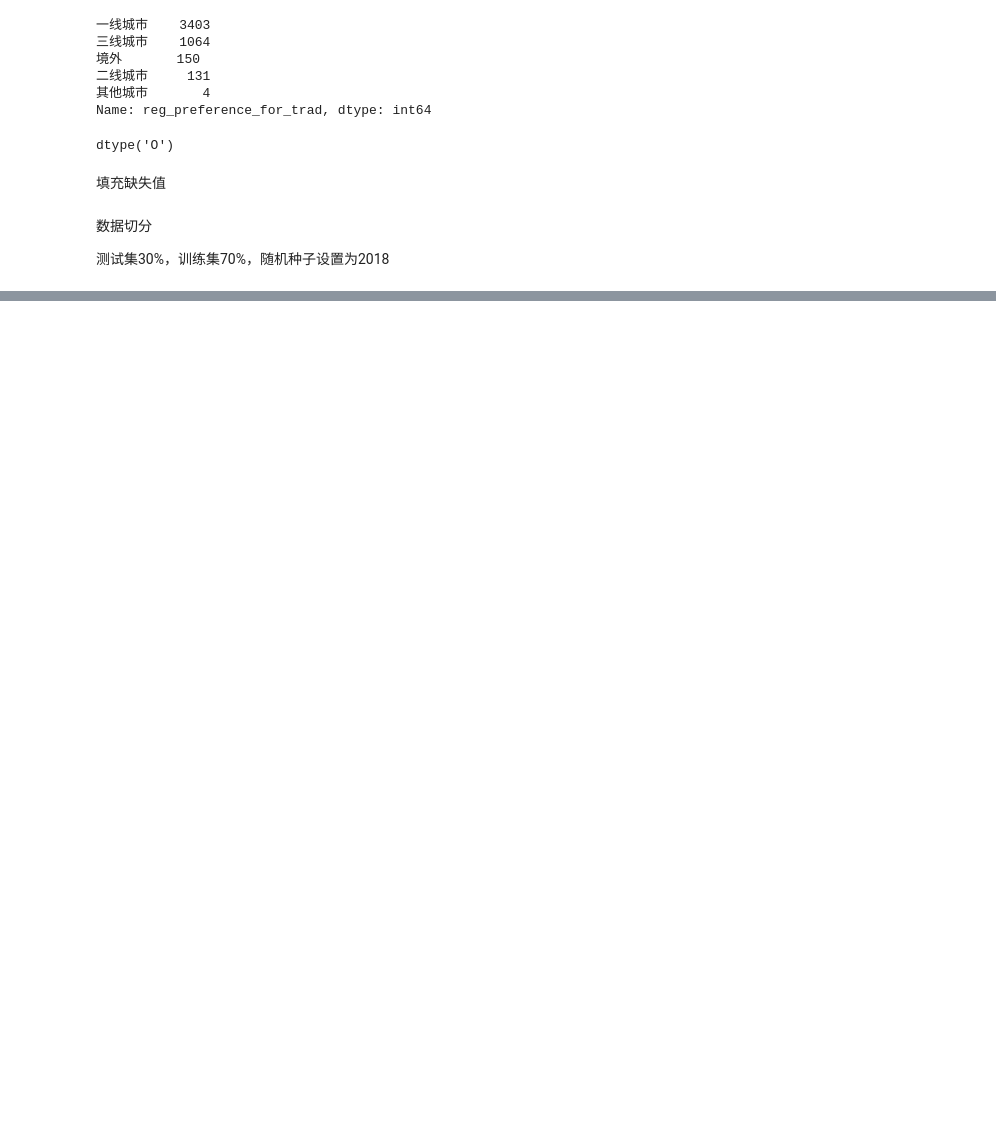
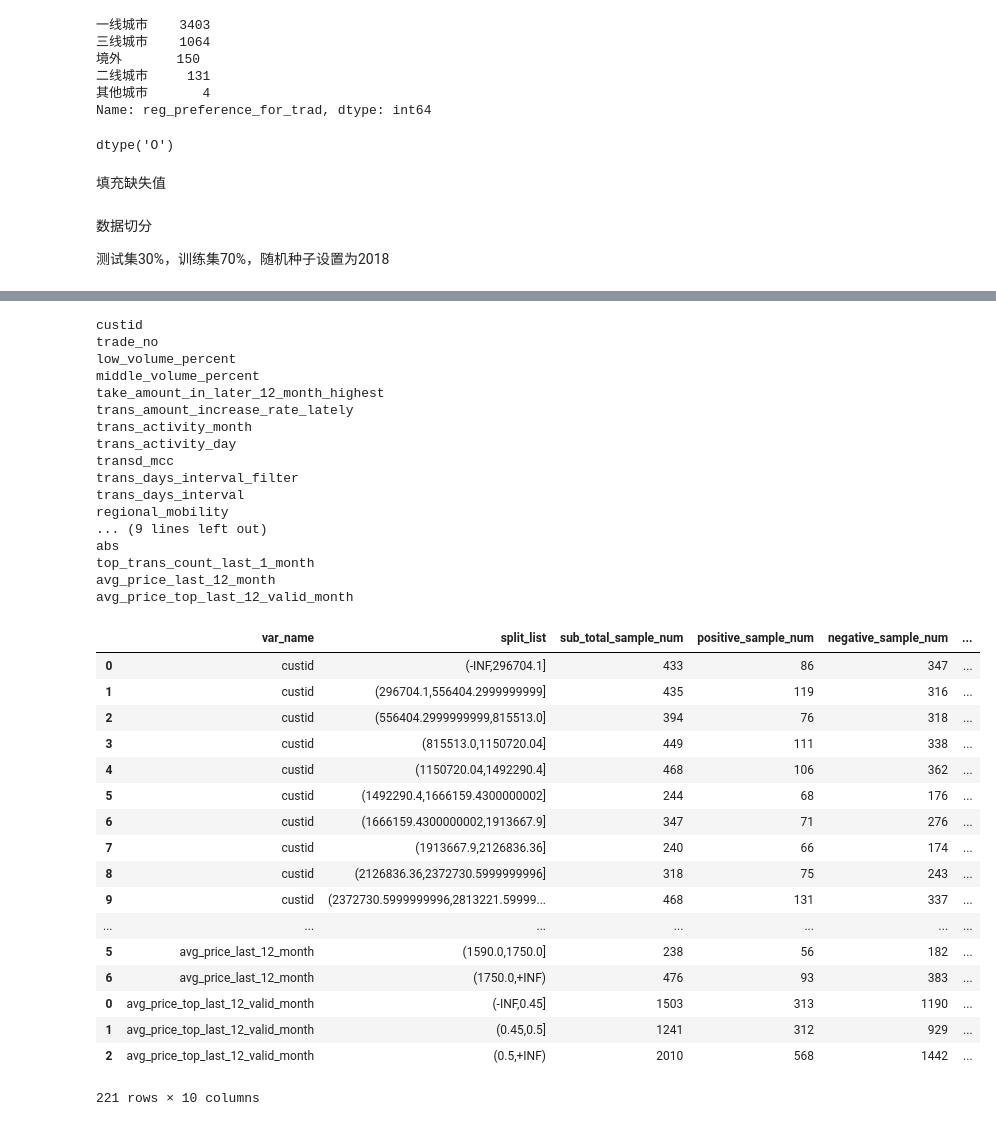
Before and after one commit to aiyaoliy/datamining, a Jupyter notebook: 数据挖掘实战-贷款逾期预测.ipynb, the cells around one changed output, grey strips where cells are left out. Drawn from its saved outputs; the diff is of its cells as text; code cells hidden in the pictures; blank space fills up the shorter version.

```diff
--- a/数据挖掘实战-贷款逾期预测.ipynb
+++ b/数据挖掘实战-贷款逾期预测.ipynb
@@ -131,0 +134,23 @@ train_data, test_data = train_test_split(data, test_size=0.3, random_state=2018,
+# %%
+data.rename(columns={'status':'target'}, inplace = True)
+# %%
+import woe.feature_process as fp
+import woe.eval as eval
+
+data_woe = data #用于存储所有数据的woe值
+civ_list = []
+n_positive = sum(data['target'])
+n_negtive = len(data) - n_positive
+for column in list(data.columns[1:]):
+    if data[column].dtypes == 'object':
+        civ = fp.proc_woe_discrete(data, column, n_positive, n_negtive, 0.05*len(data), alpha=0.05)
+    else:
+        civ = fp.proc_woe_continuous(data, column, n_positive, n_negtive, 0.05*len(data), alpha=0.05)
+    civ_list.append(civ)
+    data_woe[column] = fp.woe_trans(data[column], civ)
+
+#civ_df = eval.eval_feature_detail(civ_list,'output_feature_detail_0315.csv')
+#删除iv值过小的变量
+iv_thre = 0.001
+iv = civ_df[['var_name','iv']].drop_duplicates()
+x_columns = iv.var_name[iv.iv > iv_thre]
@@ -131,0 +183,38 @@ train_data, test_data = train_test_split(data, test_size=0.3, random_state=2018,
+# %%
+eval.eval_feature_detail(civ_list,out_path=False)
+# %% [output]
+custid
+trade_no
+low_volume_percent
+middle_volume_percent
+take_amount_in_later_12_month_highest
+trans_amount_increase_rate_lately
+trans_activity_month
+trans_activity_day
+transd_mcc
+trans_days_interval_filter
+trans_days_interval
+regional_mobility
+... (9 lines left out)
+abs
+top_trans_count_last_1_month
+avg_price_last_12_month
+avg_price_top_last_12_valid_month
+|  | var_name | split_list | sub_total_sample_num | positive_sample_num | negative_sample_num | ... |
+| 0 | custid | (-INF,296704.1] | 433 | 86 | 347 | ... |
+| 1 | custid | (296704.1,556404.2999999999] | 435 | 119 | 316 | ... |
+| 2 | custid | (556404.2999999999,815513.0] | 394 | 76 | 318 | ... |
+| 3 | custid | (815513.0,1150720.04] | 449 | 111 | 338 | ... |
+| 4 | custid | (1150720.04,1492290.4] | 468 | 106 | 362 | ... |
+| 5 | custid | (1492290.4,1666159.4300000002] | 244 | 68 | 176 | ... |
+| 6 | custid | (1666159.4300000002,1913667.9] | 347 | 71 | 276 | ... |
+| 7 | custid | (1913667.9,2126836.36] | 240 | 66 | 174 | ... |
+| 8 | custid | (2126836.36,2372730.5999999996] | 318 | 75 | 243 | ... |
+| 9 | custid | (2372730.5999999996,2813221.59999... | 468 | 131 | 337 | ... |
+| ... | ... | ... | ... | ... | ... | ... |
+| 5 | avg_price_last_12_month | (1590.0,1750.0] | 238 | 56 | 182 | ... |
+| 6 | avg_price_last_12_month | (1750.0,+INF) | 476 | 93 | 383 | ... |
+| 0 | avg_price_top_last_12_valid_month | (-INF,0.45] | 1503 | 313 | 1190 | ... |
+| 1 | avg_price_top_last_12_valid_month | (0.45,0.5] | 1241 | 312 | 929 | ... |
+| 2 | avg_price_top_last_12_valid_month | (0.5,+INF) | 2010 | 568 | 1442 | ... |
+221 rows × 10 columns
```
Also changed, not shown: parts of 4 cells of this notebook.
